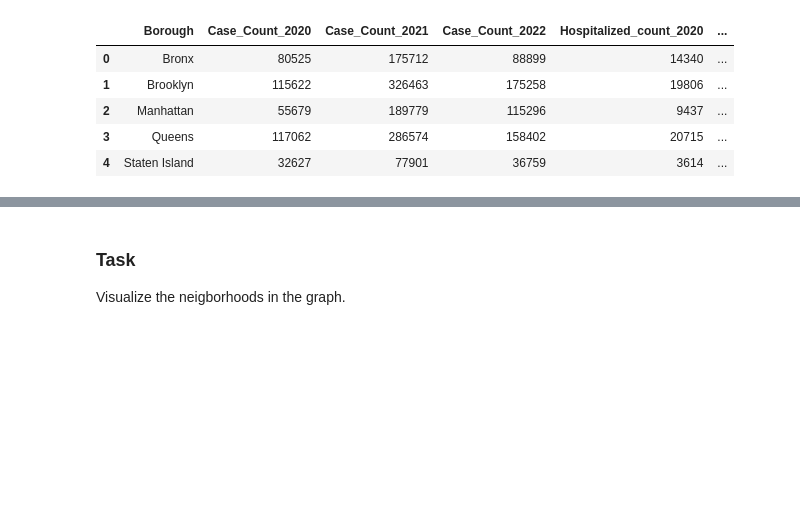
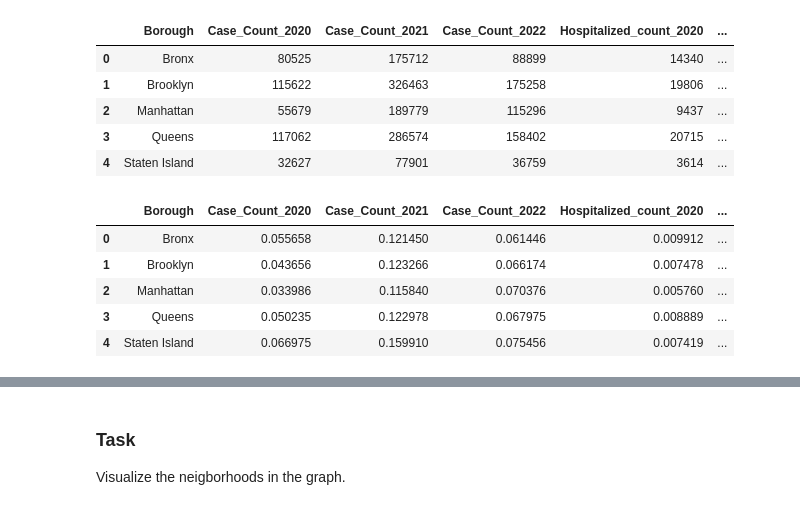
Before and after one commit to brianwong02/Mid-term-Project, a Jupyter notebook: data_preparation.ipynb, the cells around one changed output, grey strips where cells are left out. Saved outputs shown, nothing was run; the diff lists cells and outputs as text; code cells hidden in the pictures; blank space fills up the shorter version.

```diff
--- a/data_preparation.ipynb
+++ b/data_preparation.ipynb
@@ -382,6 +383,19 @@ covid_final_df
 | 2 | Manhattan | 55679 | 189779 | 115296 | 9437 | ... |
 | 3 | Queens | 117062 | 286574 | 158402 | 20715 | ... |
 | 4 | Staten Island | 32627 | 77901 | 36759 | 3614 | ... |
+# %%
+#normalize counts as rate by dividing by population
+covid_final_df.iloc[:, 1:] = covid_final_df.iloc[:, 1:].div(covid_final_df['Population(2020)'].values, axis =0)
+
+#check
+covid_final_df
+# %% [output]
+|  | Borough | Case_Count_2020 | Case_Count_2021 | Case_Count_2022 | Hospitalized_count_2020 | ... |
+| 0 | Bronx | 0.055658 | 0.121450 | 0.061446 | 0.009912 | ... |
+| 1 | Brooklyn | 0.043656 | 0.123266 | 0.066174 | 0.007478 | ... |
+| 2 | Manhattan | 0.033986 | 0.115840 | 0.070376 | 0.005760 | ... |
+| 3 | Queens | 0.050235 | 0.122978 | 0.067975 | 0.008889 | ... |
+| 4 | Staten Island | 0.066975 | 0.159910 | 0.075456 | 0.007419 | ... |
 # %%
 ##convert dataframe to csv
 covid_final_df.to_csv('covid_df.csv', index=False)
```
Also changed, not shown: parts of 8 cells of this notebook.
